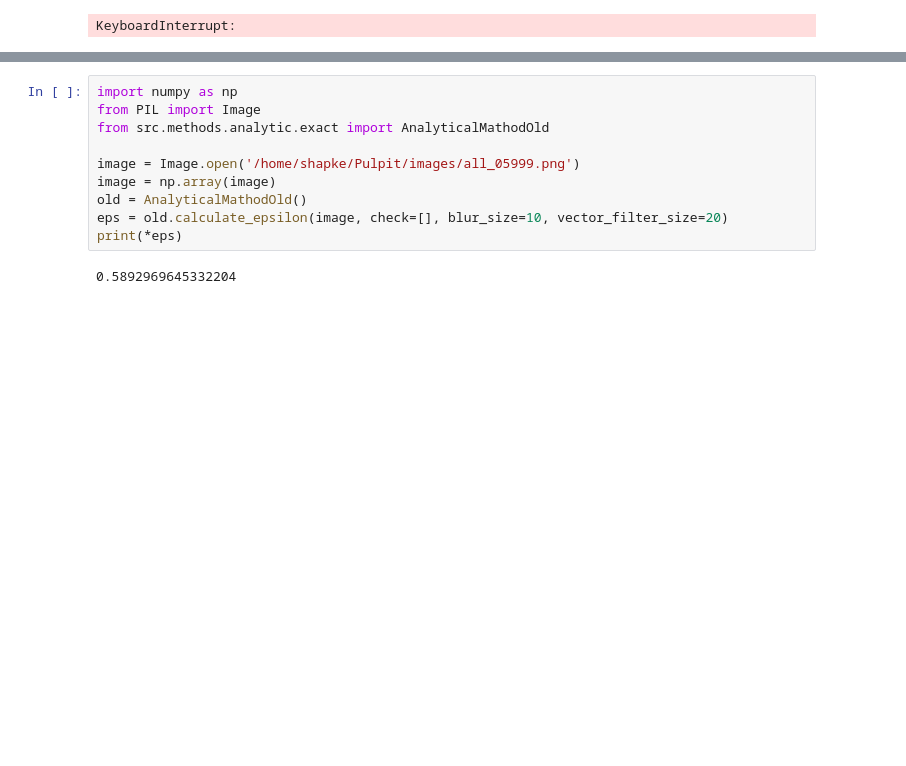
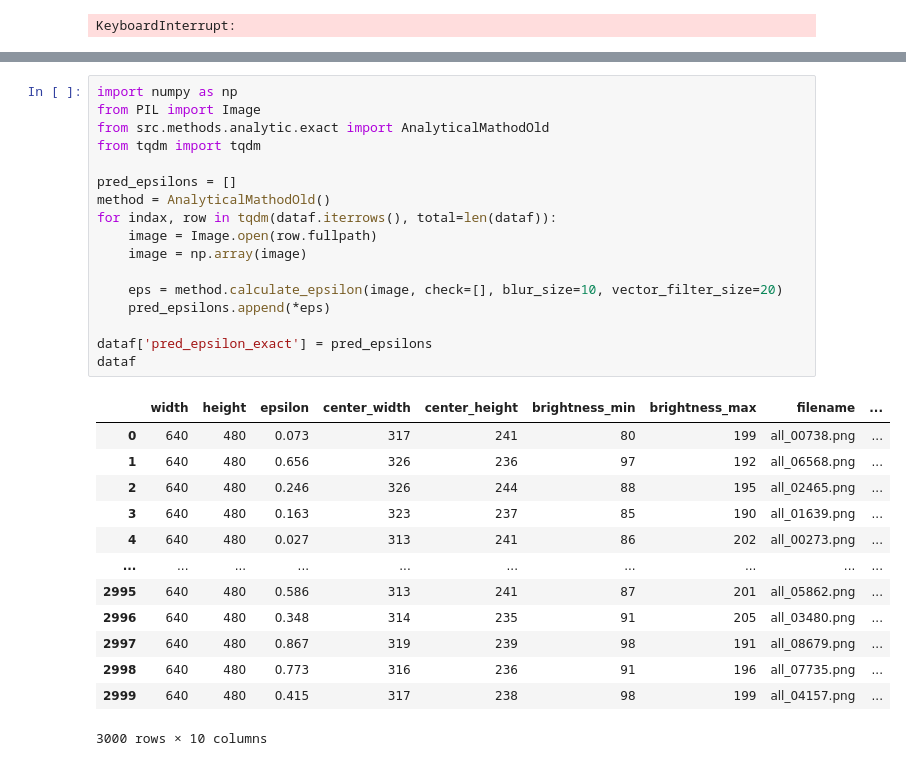
Before and after one commit to JankowskiDaniel/topography-public, a Jupyter notebook: src/data_preparation/testing.ipynb, the cells around one changed output, grey strips where cells are left out. Saved outputs shown, nothing was run; the diff lists cells and outputs as text; blank space fills up the shorter version.

Commit message:
get MAE exact method

```diff
--- a/src/data_preparation/testing.ipynb
+++ b/src/data_preparation/testing.ipynb
@@ -63,12 +67,31 @@ prepareDataFrame(csv_filenames, images_loc)
 # %%
 import numpy as np
 from PIL import Image
 from src.methods.analytic.exact import AnalyticalMathodOld
+from tqdm import tqdm
 
-image = Image.open('/home/shapke/Pulpit/images/all_05999.png')
-image = np.array(image)
-old = AnalyticalMathodOld()
-eps = old.calculate_epsilon(image, check=[], blur_size=10, vector_filter_size=20)
-print(*eps)
+pred_epsilons = []
+method = AnalyticalMathodOld()
+for indax, row in tqdm(dataf.iterrows(), total=len(dataf)):
+    image = Image.open(row.fullpath)
+    image = np.array(image)
+
+    eps = method.calculate_epsilon(image, check=[], blur_size=10, vector_filter_size=20)
+    pred_epsilons.append(*eps)
+
+dataf['pred_epsilon_exact'] = pred_epsilons
+dataf
 # %% [output]
+|  | width | height | epsilon | center_width | center_height | brightness_min | brightness_max | filename | ... |
+| 0 | 640 | 480 | 0.073 | 317 | 241 | 80 | 199 | all_00738.png | ... |
+| 1 | 640 | 480 | 0.656 | 326 | 236 | 97 | 192 | all_06568.png | ... |
+| 2 | 640 | 480 | 0.246 | 326 | 244 | 88 | 195 | all_02465.png | ... |
+| 3 | 640 | 480 | 0.163 | 323 | 237 | 85 | 190 | all_01639.png | ... |
+| 4 | 640 | 480 | 0.027 | 313 | 241 | 86 | 202 | all_00273.png | ... |
+| ... | ... | ... | ... | ... | ... | ... | ... | ... | ... |
+| 2995 | 640 | 480 | 0.586 | 313 | 241 | 87 | 201 | all_05862.png | ... |
+| 2996 | 640 | 480 | 0.348 | 314 | 235 | 91 | 205 | all_03480.png | ... |
+| 2997 | 640 | 480 | 0.867 | 319 | 239 | 98 | 191 | all_08679.png | ... |
+| 2998 | 640 | 480 | 0.773 | 316 | 236 | 91 | 196 | all_07735.png | ... |
+| 2999 | 640 | 480 | 0.415 | 317 | 238 | 98 | 199 | all_04157.png | ... |
-0.5892969645332204
+3000 rows × 10 columns
```
Also changed, not shown: parts of 4 cells of this notebook.
